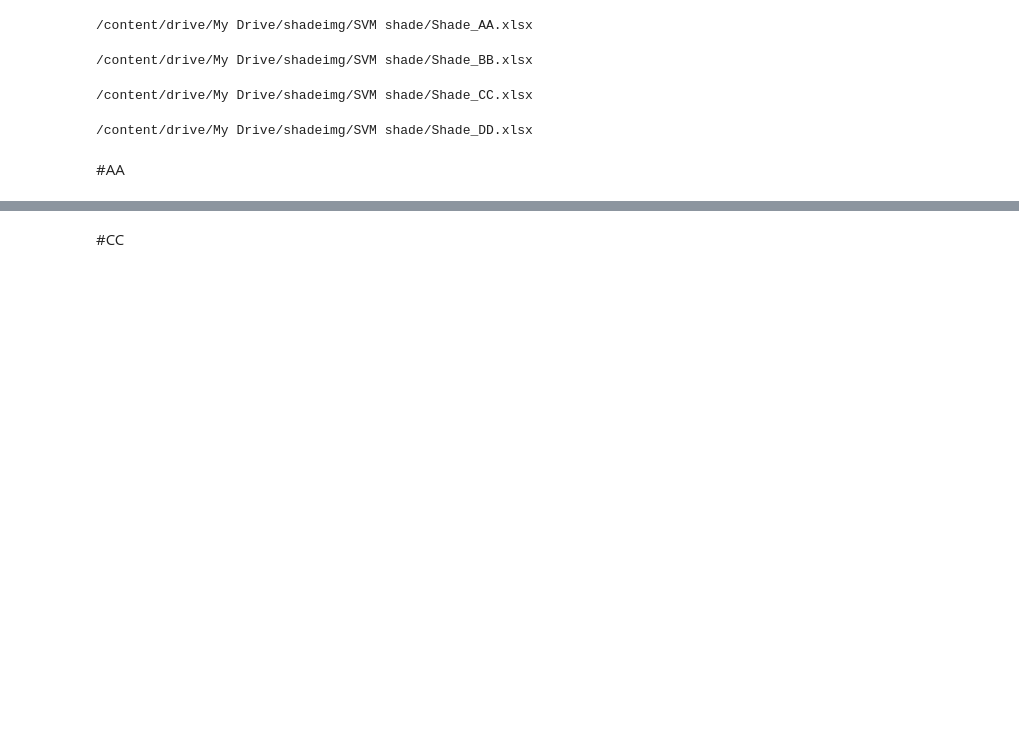
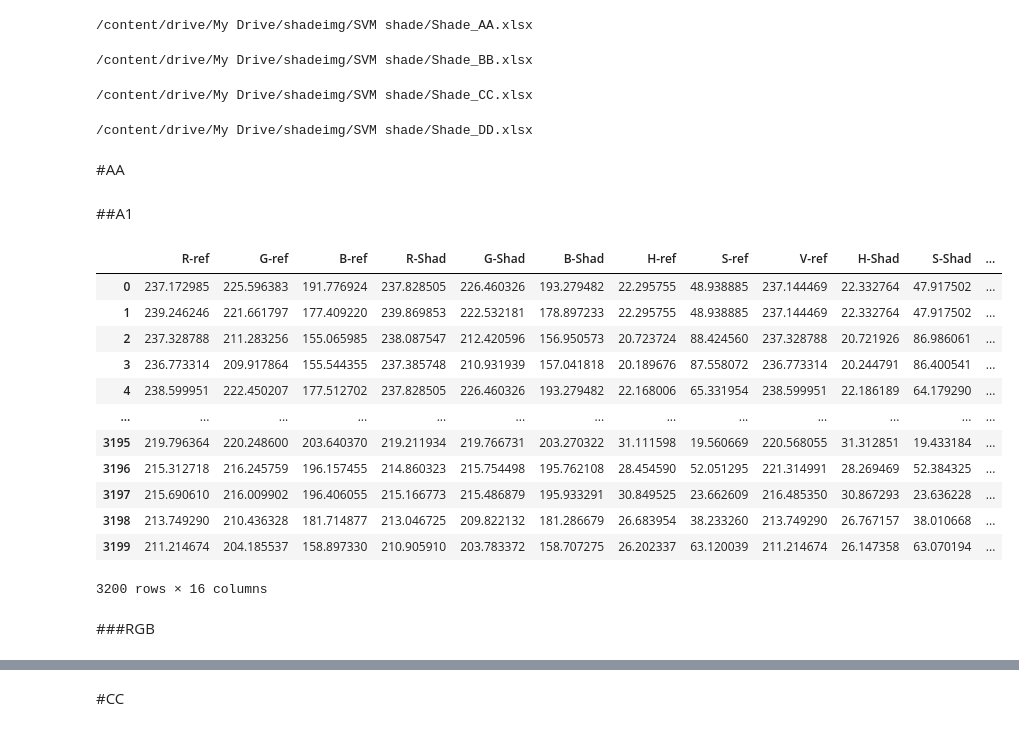
Before and after one commit to Kggzzz/Project_2021_matchingcolor, a Jupyter notebook: RDF.ipynb, the cells around one changed output, grey strips where cells are left out. Drawn from its saved outputs; the diff is of its cells as text; code cells hidden in the pictures; blank space fills up the shorter version.

```diff
--- a/RDF.ipynb
+++ b/RDF.ipynb
@@ -55,2 +57,23 @@ from sklearn.ensemble import RandomForestClassifier
 # %% [markdown]
 #AA
+# %% [markdown]
+##A1
+# %%
+table_A1= pd.read_excel(AA, sheet_name='A1')
+table_A1
+# %% [output]
+|  | R-ref | G-ref | B-ref | R-Shad | G-Shad | B-Shad | H-ref | S-ref | V-ref | H-Shad | S-Shad | ... |
+| 0 | 237.172985 | 225.596383 | 191.776924 | 237.828505 | 226.460326 | 193.279482 | 22.295755 | 48.938885 | 237.144469 | 22.332764 | 47.917502 | ... |
+| 1 | 239.246246 | 221.661797 | 177.409220 | 239.869853 | 222.532181 | 178.897233 | 22.295755 | 48.938885 | 237.144469 | 22.332764 | 47.917502 | ... |
+| 2 | 237.328788 | 211.283256 | 155.065985 | 238.087547 | 212.420596 | 156.950573 | 20.723724 | 88.424560 | 237.328788 | 20.721926 | 86.986061 | ... |
+| 3 | 236.773314 | 209.917864 | 155.544355 | 237.385748 | 210.931939 | 157.041818 | 20.189676 | 87.558072 | 236.773314 | 20.244791 | 86.400541 | ... |
+| 4 | 238.599951 | 222.450207 | 177.512702 | 237.828505 | 226.460326 | 193.279482 | 22.168006 | 65.331954 | 238.599951 | 22.186189 | 64.179290 | ... |
+| ... | ... | ... | ... | ... | ... | ... | ... | ... | ... | ... | ... | ... |
+| 3195 | 219.796364 | 220.248600 | 203.640370 | 219.211934 | 219.766731 | 203.270322 | 31.111598 | 19.560669 | 220.568055 | 31.312851 | 19.433184 | ... |
+| 3196 | 215.312718 | 216.245759 | 196.157455 | 214.860323 | 215.754498 | 195.762108 | 28.454590 | 52.051295 | 221.314991 | 28.269469 | 52.384325 | ... |
+| 3197 | 215.690610 | 216.009902 | 196.406055 | 215.166773 | 215.486879 | 195.933291 | 30.849525 | 23.662609 | 216.485350 | 30.867293 | 23.636228 | ... |
+| 3198 | 213.749290 | 210.436328 | 181.714877 | 213.046725 | 209.822132 | 181.286679 | 26.683954 | 38.233260 | 213.749290 | 26.767157 | 38.010668 | ... |
+| 3199 | 211.214674 | 204.185537 | 158.897330 | 210.905910 | 203.783372 | 158.707275 | 26.202337 | 63.120039 | 211.214674 | 26.147358 | 63.070194 | ... |
+3200 rows × 16 columns
+# %% [markdown]
+###RGB
```
Also changed, not shown: parts of 320 cells of this notebook.
